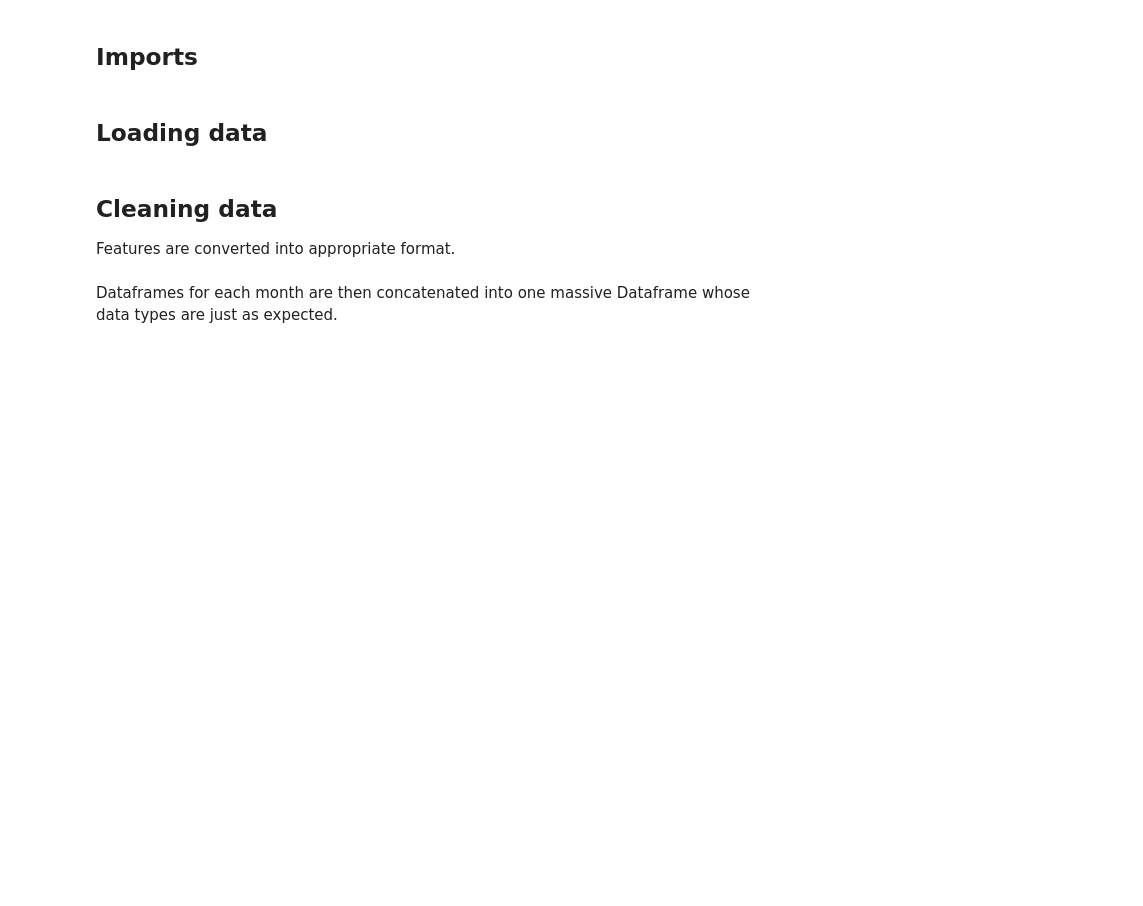
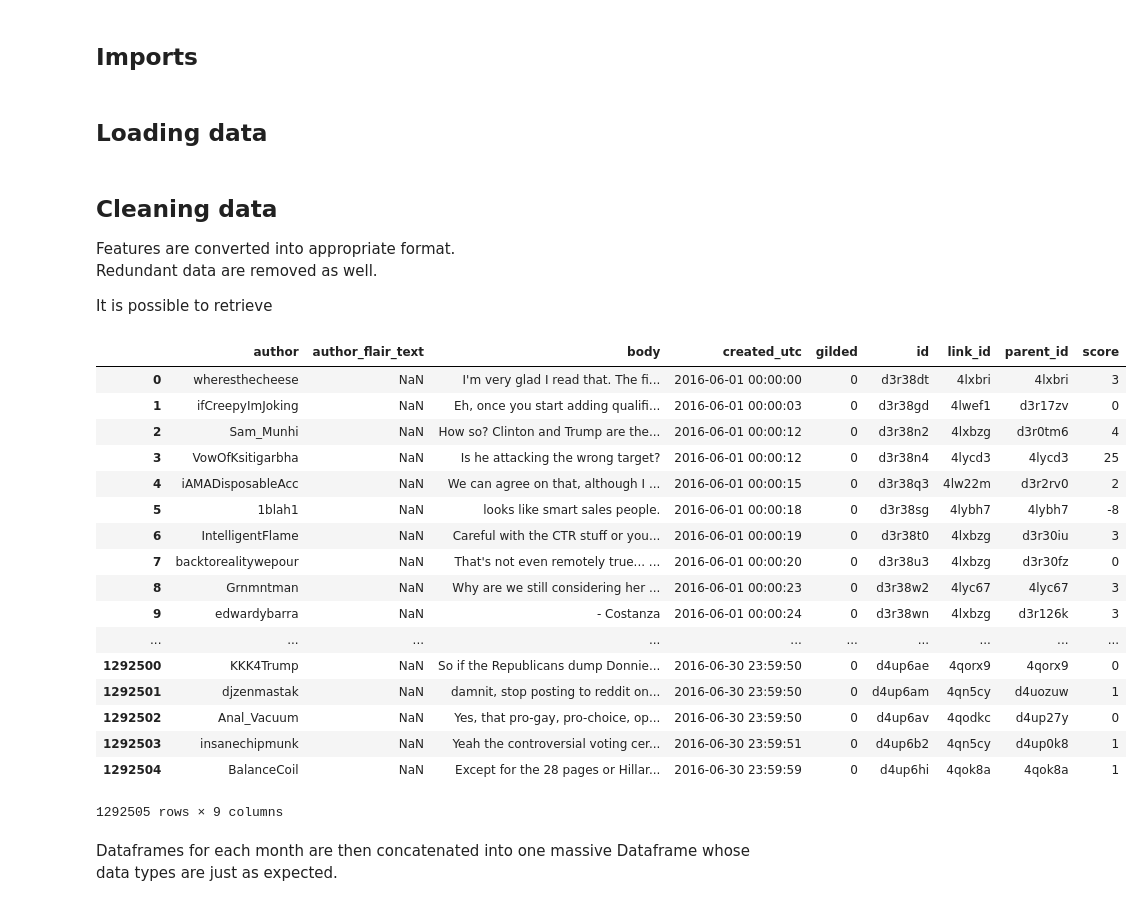
Before and after one commit to arthishow/Project, a Jupyter notebook: Final project.ipynb, the cells around one changed output. Cells and saved outputs as stored; diff of their text form; code cells hidden in the pictures; blank space fills up the shorter version.

```diff
--- a/Final project.ipynb
+++ b/Final project.ipynb
@@ -58,6 +59,9 @@ politics_11 = pd.read_parquet(DATA_PATH + 'politics_2016_11/')
 ## Cleaning data
 
 Features are converted into appropriate format.
+Redundant data are removed as well.
+
+It is possible to retrieve
 # %%
 # created_utc is converted to the datetime format
 politics_06['created_utc'] = pd.to_datetime(politics_06['created_utc'], unit='s')
@@ -77,3 +95,24 @@ politics_11['author_flair_text'] = politics_11['author_flair_text'].astype('cate
+# %%
+politics_06
+# %% [output]
+|  | author | author_flair_text | body | created_utc | gilded | id | link_id | parent_id | score |
+| 0 | wheresthecheese | NaN | I'm very glad I read that. The fi... | 2016-06-01 00:00:00 | 0 | d3r38dt | 4lxbri | 4lxbri | 3 |
+| 1 | ifCreepyImJoking | NaN | Eh, once you start adding qualifi... | 2016-06-01 00:00:03 | 0 | d3r38gd | 4lwef1 | d3r17zv | 0 |
+| 2 | Sam_Munhi | NaN | How so? Clinton and Trump are the... | 2016-06-01 00:00:12 | 0 | d3r38n2 | 4lxbzg | d3r0tm6 | 4 |
+| 3 | VowOfKsitigarbha | NaN | Is he attacking the wrong target? | 2016-06-01 00:00:12 | 0 | d3r38n4 | 4lycd3 | 4lycd3 | 25 |
+| 4 | iAMADisposableAcc | NaN | We can agree on that, although I ... | 2016-06-01 00:00:15 | 0 | d3r38q3 | 4lw22m | d3r2rv0 | 2 |
+| 5 | 1blah1 | NaN | looks like smart sales people. | 2016-06-01 00:00:18 | 0 | d3r38sg | 4lybh7 | 4lybh7 | -8 |
+| 6 | IntelligentFlame | NaN | Careful with the CTR stuff or you... | 2016-06-01 00:00:19 | 0 | d3r38t0 | 4lxbzg | d3r30iu | 3 |
+| 7 | backtorealitywepour | NaN | That's not even remotely true... ... | 2016-06-01 00:00:20 | 0 | d3r38u3 | 4lxbzg | d3r30fz | 0 |
+| 8 | Grnmntman | NaN | Why are we still considering her ... | 2016-06-01 00:00:23 | 0 | d3r38w2 | 4lyc67 | 4lyc67 | 3 |
+| 9 | edwardybarra | NaN | - Costanza | 2016-06-01 00:00:24 | 0 | d3r38wn | 4lxbzg | d3r126k | 3 |
+| ... | ... | ... | ... | ... | ... | ... | ... | ... | ... |
+| 1292500 | KKK4Trump | NaN | So if the Republicans dump Donnie... | 2016-06-30 23:59:50 | 0 | d4up6ae | 4qorx9 | 4qorx9 | 0 |
+| 1292501 | djzenmastak | NaN | damnit, stop posting to reddit on... | 2016-06-30 23:59:50 | 0 | d4up6am | 4qn5cy | d4uozuw | 1 |
+| 1292502 | Anal_Vacuum | NaN | Yes, that pro-gay, pro-choice, op... | 2016-06-30 23:59:50 | 0 | d4up6av | 4qodkc | d4up27y | 0 |
+| 1292503 | insanechipmunk | NaN | Yeah the controversial voting cer... | 2016-06-30 23:59:51 | 0 | d4up6b2 | 4qn5cy | d4up0k8 | 1 |
+| 1292504 | BalanceCoil | NaN | Except for the 28 pages or Hillar... | 2016-06-30 23:59:59 | 0 | d4up6hi | 4qok8a | 4qok8a | 1 |
+1292505 rows × 9 columns
 # %% [markdown]
 Dataframes for each month are then concatenated into one massive Dataframe whose data types are just as expected.
 # %%
```
Also changed, not shown: parts of 9 cells of this notebook.
